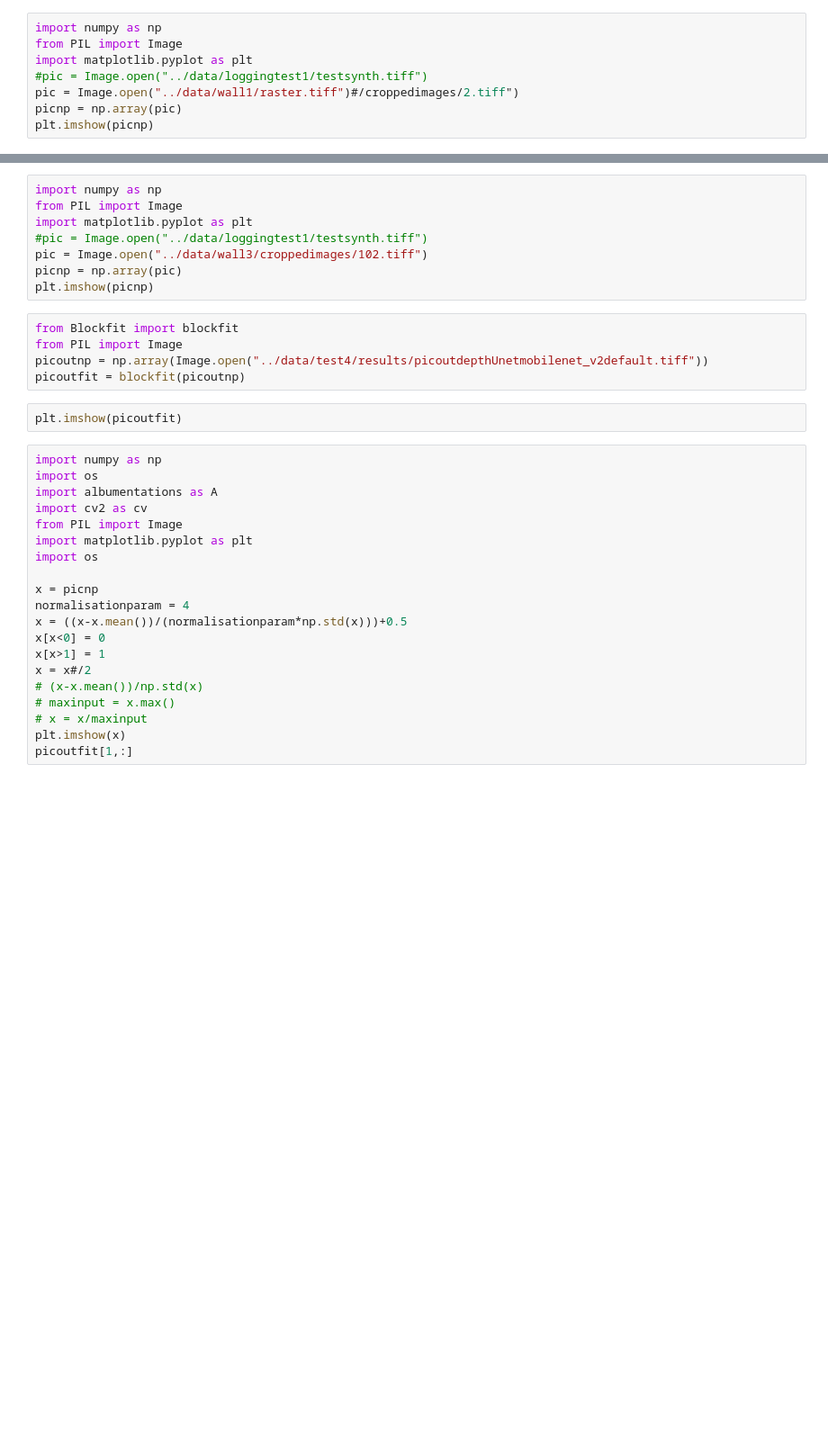
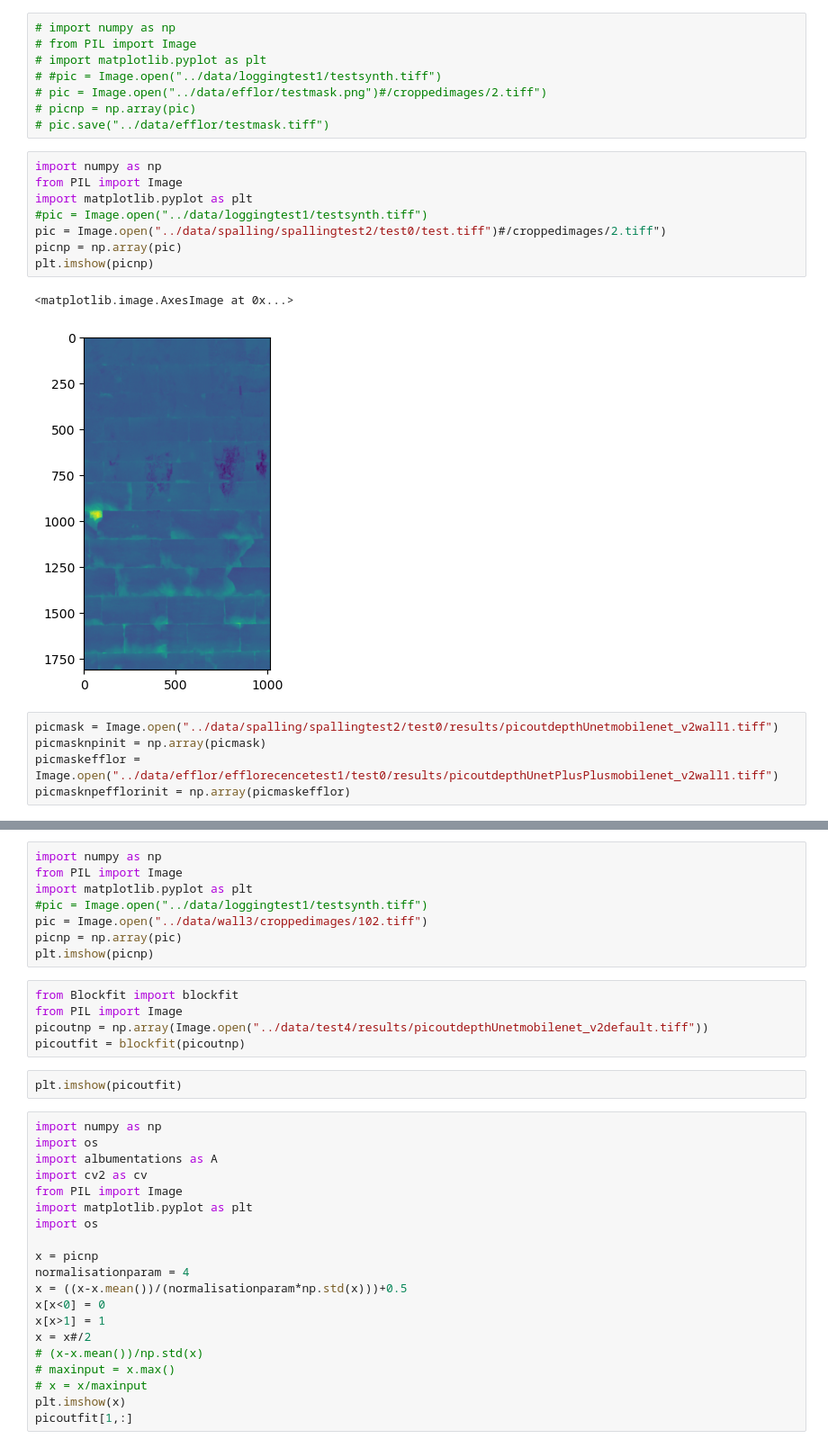
Before and after one commit to Mysterymanreturns/MasonryDefectSegmentation, a Jupyter notebook: openImage.ipynb, the cells around one changed output, grey strips where cells are left out. Shown at 90% size. Saved outputs shown, nothing was run; the diff lists cells and outputs as text; blank space fills up the shorter version.

Commit message:
1st draft of fitting block planes and calculating depth of spalling

```diff
--- a/openImage.ipynb
+++ b/openImage.ipynb
@@ -1,8 +1,24 @@
 # %%
-import numpy as np
-from PIL import Image
-import matplotlib.pyplot as plt
-#pic = Image.open("../data/loggingtest1/testsynth.tiff")
-pic = Image.open("../data/wall1/raster.tiff")#/croppedimages/2.tiff")
-picnp = np.array(pic)
-plt.imshow(picnp)
+# import numpy as np
+# from PIL import Image
+# import matplotlib.pyplot as plt
+# #pic = Image.open("../data/loggingtest1/testsynth.tiff")
+# pic = Image.open("../data/efflor/testmask.png")#/croppedimages/2.tiff")
+# picnp = np.array(pic)
+# pic.save("../data/efflor/testmask.tiff")
+# %%
+import numpy as np
+from PIL import Image
+import matplotlib.pyplot as plt
+#pic = Image.open("../data/loggingtest1/testsynth.tiff")
+pic = Image.open("../data/spalling/spallingtest2/test0/test.tiff")#/croppedimages/2.tiff")
+picnp = np.array(pic)
+plt.imshow(picnp)
+# %% [output]
+<matplotlib.image.AxesImage at 0x...>
+[figure, added]
+# %%
+picmask = Image.open("../data/spalling/spallingtest2/test0/results/picoutdepthUnetmobilenet_v2wall1.tiff")
+picmasknpinit = np.array(picmask)
+picmaskefflor = Image.open("../data/efflor/efflorecencetest1/test0/results/picoutdepthUnetPlusPlusmobilenet_v2wall1.tiff")
+picmasknpefflorinit = np.array(picmaskefflor)
```
Also changed, not shown: parts of 11 cells of this notebook, 10 other files.
